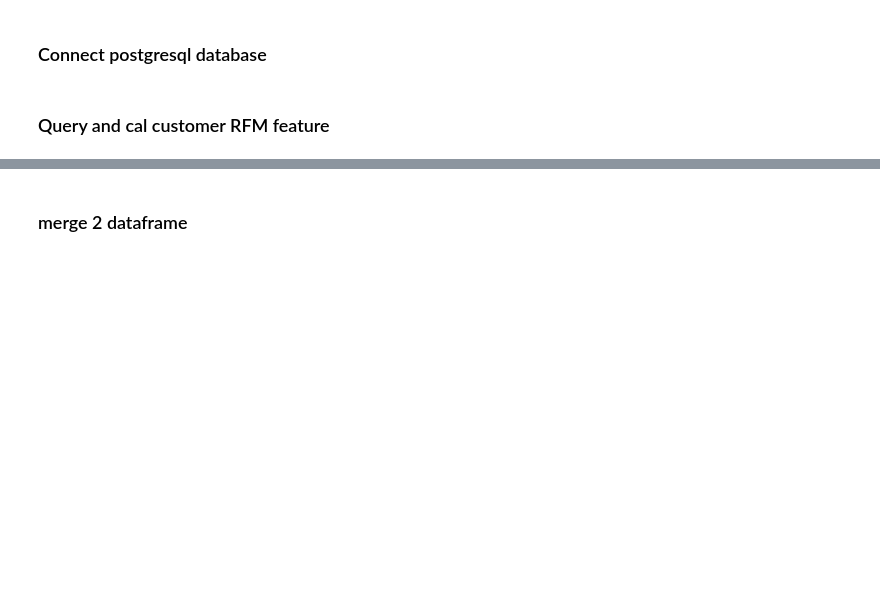
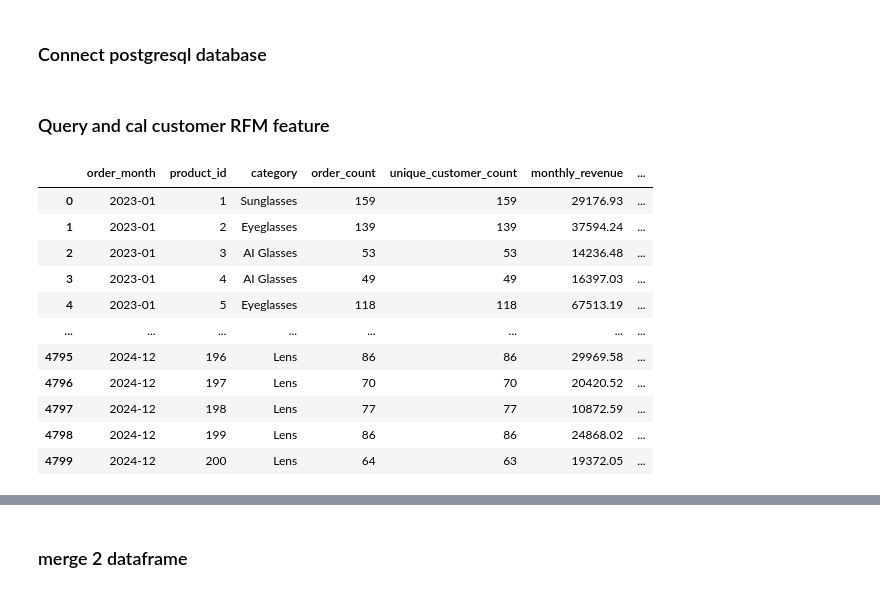
Before and after one commit to kuaiquchifan/eyewear-sales-analytics, a Jupyter notebook: 5-sale-predict/5-4-popular-product-sale-amount-monthly-predict-v2-blend.ipynb, the cells around one changed output, grey strips where cells are left out. Drawn from its saved outputs; the diff is of its cells as text; code cells hidden in the pictures; blank space fills up the shorter version.

```diff
--- a/5-sale-predict/5-4-popular-product-sale-amount-monthly-predict-v2-blend.ipynb
+++ b/5-sale-predict/5-4-popular-product-sale-amount-monthly-predict-v2-blend.ipynb
@@ -22,67 +22,58 @@ engine = create_engine(
 # %%
 # 1 . 每月销售额、订单数量和平均订单价值
 sale_amount_monthly_sql = """
-WITH cluster_region_monthly_quantity AS (
+WITH product_region_monthly_quantity AS (
     SELECT
         TO_CHAR(o.order_date,'YYYY-MM') AS order_month,
-        c.customer_hierarchy,
-        c.customer_type,
-        c.region,
+        p.product_id,c.region,
         SUM(CASE WHEN oi.line_price_after_tax > 0 THEN oi.quantity ELSE 0 END) AS region_paid_quantity
     FROM "Order" o
     JOIN "OrderItem" oi ON o.order_id = oi.order_id
     LEFT JOIN "CustomerInfo" c ON o.customer_id = c.customer_id
+    LEFT JOIN "ProductInfo" p  ON oi.product_id = p.product_id
     WHERE o.order_status IN ('Completed','Shipped')
       AND o.order_date IS NOT NULL
-      AND c.customer_hierarchy IS NOT NULL
-    GROUP BY order_month, c.customer_hierarchy, c.customer_type, c.region
+    GROUP BY TO_CHAR(o.order_date,'YYYY-MM'), p.product_id,c.region
 ),
 
 -- 地区集中度（基于销量）
-cluster_region_rank AS (
+product_region_rank AS (
     SELECT *,
-           RANK() OVER(
-           PARTITION BY order_month,customer_hierarchy, customer_type ORDER BY region_paid_quantity DESC
-           ) AS region_rank
-    FROM cluster_region_monthly_quantity   -- ← 这里修正：改成 cluster_region_monthly_quantity
+           RANK() OVER(PARTITION BY order_month,product_id ORDER BY region_paid_quantity DESC) AS product_region_rank
+    FROM product_region_monthly_quantity   -- ← 这里修正：改成 product_region_monthly_quantity
 ),
 
-cluster_region_concentration AS (
+product_region_concentration AS (
     SELECT
-        order_month,customer_hierarchy, customer_type,
-        MAX(CASE WHEN region_rank = 1 THEN region_paid_quantity END)::numeric
+        order_month,product_id,
+        MAX(CASE WHEN product_region_rank = 1 THEN region_paid_quantity END)::numeric
             / NULLIF(SUM(region_paid_quantity)::numeric, 0) AS top_region_quantity_ratio,
-        SUM(CASE WHEN region_rank <=5 THEN region_paid_quantity ELSE 0 END)::numeric
+        SUM(CASE WHEN product_region_rank <=5 THEN region_paid_quantity ELSE 0 END)::numeric
             / NULLIF(SUM(region_paid_quantity)::numeric, 0) AS top5_region_quantity_ratio
-    FROM cluster_region_rank
-    GROUP BY order_month, customer_hierarchy, customer_type
+    FROM product_region_rank
+    GROUP BY order_month,product_id
 ),
 
-cluster_region_entropy AS (
+product_region_entropy AS (
     SELECT
-        order_month,
-        customer_hierarchy,
-        customer_type,
+        order_month,product_id,
         -SUM(qty_share * LN(qty_share)) AS region_paid_qty_entropy
     FROM (
         SELECT
             order_month,
-            customer_hierarchy,
-            customer_type,
+            product_id,
             region,
-            region_paid_quantity::numeric / NULLIF(SUM(region_paid_quantity::numeric)
-            OVER (PARTITION BY order_month, customer_hierarchy, customer_type), 0) AS qty_share
-        FROM cluster_region_monthly_quantity   -- ← 这里也要修正
+            region_paid_quantity::numeric / NULLIF(SUM(region_paid_quantity::numeric) OVER (PARTITION BY order_month, product_id), 0) AS qty_share
+        FROM product_region_monthly_quantity   -- ← 这里也要修正
     ) t
-    GROUP BY order_month, customer_hierarchy, customer_type
+    GROUP BY order_month,product_id
 )
 
 SELECT
     to_char(o.order_date, 'YYYY-MM') AS order_month,
     -- 基础指标
-    c.customer_hierarchy,
-    c.customer_type,
-
+    p.product_id,
+    p.category,
     COUNT(DISTINCT o.order_id) AS order_count,
     COUNT(DISTINCT o.customer_id) AS unique_customer_count,
 
@@ -123,6 +114,7 @@ SELECT
     -- 促销贡献的总销量占比（作为对比）
     SUM(CASE WHEN o.campaign_id IS NOT NULL THEN oi.quantity ELSE 0 END)::numeric
         / NULLIF(SUM(oi.quantity), 0) AS promo_total_qty_ratio,
+
 
     AVG(CASE WHEN pa.discount_type='Percentage' THEN pa.discount_value END) AS avg_percentage_discount,
 
@@ -169,40 +161,49 @@ SELECT
         WHEN EXTRACT(MONTH FROM o.order_date) IN (3,4,5) THEN 'Spring'
         WHEN EXTRACT(MONTH FROM o.order_date) IN (6,7,8) THEN 'Summer'
         ELSE 'Autumn'
     END AS season
 
 FROM "Order" o
 JOIN "OrderItem" oi ON o.order_id = oi.order_id
 LEFT JOIN "PromotionActivity" pa ON o.campaign_id = pa.campaign_id
 LEFT JOIN "CustomerInfo" c ON o.customer_id = c.customer_id
 LEFT JOIN "ProductInfo" p ON oi.product_id = p.product_id
-LEFT JOIN cluster_region_concentration rc
-ON rc.order_month = TO_CHAR(o.order_date,'YYYY-MM')
-AND rc.customer_hierarchy = c.customer_hierarchy
-AND rc.customer_type = c.customer_type
-LEFT JOIN cluster_region_entropy re
-ON re.order_month = TO_CHAR(o.order_date,'YYYY-MM')
-AND re.customer_hierarchy = c.customer_hierarchy
-AND re.customer_type = c.customer_type
+LEFT JOIN product_region_concentration rc ON rc.order_month = TO_CHAR(o.order_date,'YYYY-MM') AND
+rc.product_id = p.product_id
+LEFT JOIN product_region_entropy re ON re.order_month = TO_CHAR(o.order_date,'YYYY-MM')
+AND re.product_id=p.product_id
 WHERE o.order_status IN ('Completed', 'Shipped')
   AND o.order_date IS NOT NULL
   AND p.category <> 'Accessory'
 
 GROUP BY
   to_char(o.order_date, 'YYYY-MM'),
-  c.customer_hierarchy,
-  c.customer_type,
+  p.product_id,
+  p.category,
   EXTRACT(YEAR FROM o.order_date),
   EXTRACT(MONTH FROM o.order_date),
   EXTRACT(QUARTER FROM o.order_date),
   CASE
     WHEN EXTRACT(MONTH FROM o.order_date) IN (12,1,2) THEN 'Winter'
     WHEN EXTRACT(MONTH FROM o.order_date) IN (3,4,5) THEN 'Spring'
     WHEN EXTRACT(MONTH FROM o.order_date) IN (6,7,8) THEN 'Summer'
     ELSE 'Autumn'
   END
 """
 
 df_sale_amount_monthly = pd.read_sql(sale_amount_monthly_sql, engine)
 
 df_sale_amount_monthly
+# %% [output]
+|  | order_month | product_id | category | order_count | unique_customer_count | monthly_revenue | ... |
+| 0 | 2023-01 | 1 | Sunglasses | 159 | 159 | 29176.93 | ... |
+| 1 | 2023-01 | 2 | Eyeglasses | 139 | 139 | 37594.24 | ... |
+| 2 | 2023-01 | 3 | AI Glasses | 53 | 53 | 14236.48 | ... |
+| 3 | 2023-01 | 4 | AI Glasses | 49 | 49 | 16397.03 | ... |
+| 4 | 2023-01 | 5 | Eyeglasses | 118 | 118 | 67513.19 | ... |
+| ... | ... | ... | ... | ... | ... | ... | ... |
+| 4795 | 2024-12 | 196 | Lens | 86 | 86 | 29969.58 | ... |
+| 4796 | 2024-12 | 197 | Lens | 70 | 70 | 20420.52 | ... |
+| 4797 | 2024-12 | 198 | Lens | 77 | 77 | 10872.59 | ... |
+| 4798 | 2024-12 | 199 | Lens | 86 | 86 | 24868.02 | ... |
+| 4799 | 2024-12 | 200 | Lens | 64 | 63 | 19372.05 | ... |
```
Also changed, not shown: parts of 70 cells of this notebook.
